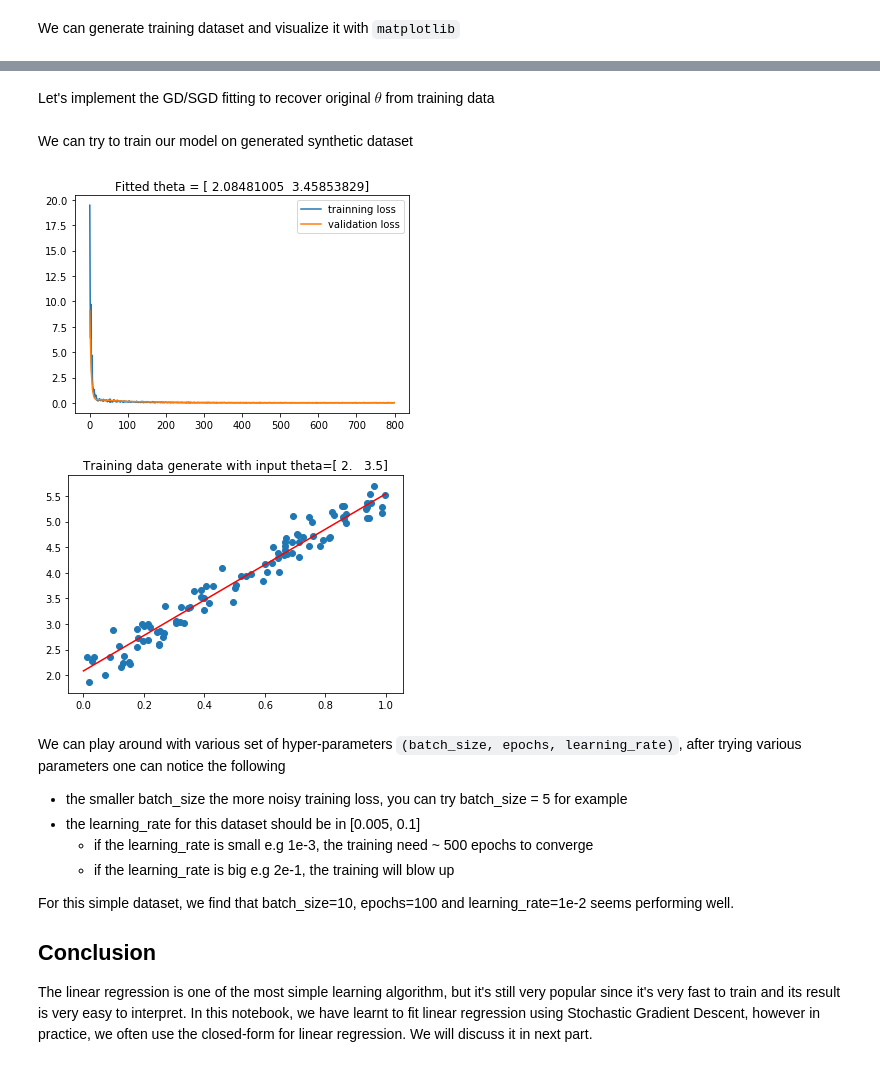
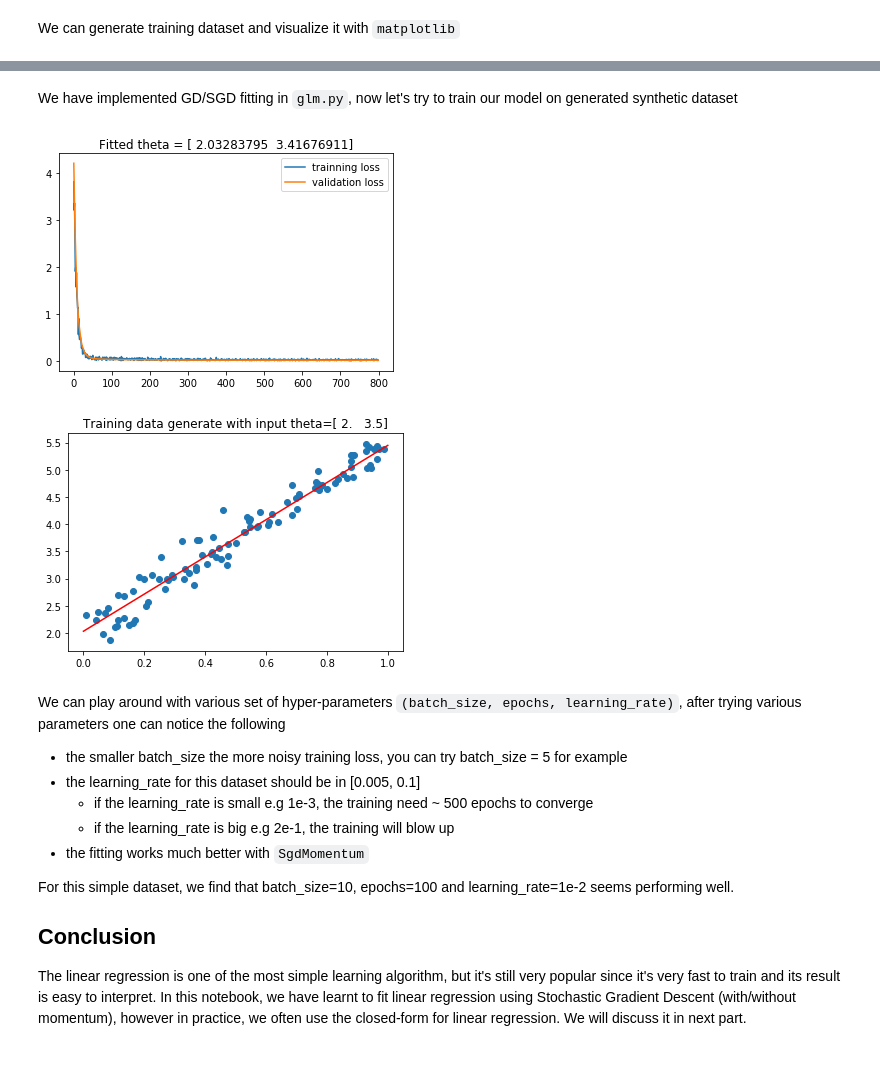
Before and after one commit to minh84/ml-nb, a Jupyter notebook: machine_learning/supervised/linear_regression_part01.ipynb, the cells around one changed output, grey strips where cells are left out. Saved outputs shown, nothing was run; the diff lists cells and outputs as text; code cells hidden in the pictures.

```diff
--- a/machine_learning/supervised/linear_regression_part01.ipynb
+++ b/machine_learning/supervised/linear_regression_part01.ipynb
@@ -151,2 +150,0 @@ train_X, val_X, train_y, val_y = train_test_split(data_X, data_y, test_size=0.2)
-# %% [markdown]
-Let's implement the GD/SGD fitting to recover original $\theta$ from training data
@@ -222,39 +151,43 @@ class LinearRegressionModel(object):
 # %% [markdown]
-We can try to train our model on generated synthetic dataset
+We have implemented GD/SGD fitting in `glm.py`, now let's try to train our model on generated synthetic dataset
 # %%
-clf = LinearRegressionModel(learning_rate=0.01)
+clf = glm.Lsm()
 
 # hyper parameters
 epochs = 100
 
 batch_size = 10
-clf.fit(train_X, train_y, val_X, val_y, batch_size, epochs, debug=True)
+clf.fit(train_X, train_y, val_X, val_y,
+        epochs = epochs, batch_size=batch_size,
+        solver = 'Sgd', learning_rate=0.05, debug=True,
+        use_intercept = False)
 
 # plot loss function
 train_val_loss = np.array(clf._dbg_loss)
 nb_loss = train_val_loss.shape[0]
 _= vis.draw(range(nb_loss),
          train_val_loss,
-         title = 'Fitted theta = {}'.format(clf._theta),
+         title = 'Fitted theta = {}'.format(clf._thetas),
          legends = ['trainning loss', 'validation loss'], plot_type = 'plot')
 # %% [output]
-[figure, old version]
+[figure, new version]
 # %%
 x_plot = np.linspace(min_x, max_x, 20)
 fig_ax = vis.draw(data_X[:,1], data_y, plot_type='scatter')
-_ = vis.draw(x_plot, x_plot * clf._theta[1] + clf._theta[0], fig_ax = fig_ax,
+_ = vis.draw(x_plot, x_plot * clf._thetas[1] + clf._thetas[0], fig_ax = fig_ax,
          title = 'Training data generate with input theta={}'.format(in_theta),
          plot_type='plot', colors='r')
 # %% [output]
-[figure, old version]
+[figure, new version]
 # %% [markdown]
 We can play around with various set of hyper-parameters `(batch_size, epochs, learning_rate)`, after trying various parameters one can notice the following
 * the smaller batch_size the more noisy training loss, you can try batch_size = 5 for example
 * the learning_rate for this dataset should be in [0.005, 0.1]
     * if the learning_rate is small e.g 1e-3, the training need ~ 500 epochs to converge
     * if the learning_rate is big e.g 2e-1, the training will blow up
+* the fitting works much better with `SgdMomentum`
 
 For this simple dataset, we find that batch_size=10, epochs=100 and learning_rate=1e-2 seems performing well.
 
 ## Conclusion
-The linear regression is one of the most simple learning algorithm, but it's still very popular since it's very fast to train and its result is very easy to interpret. In this notebook, we have learnt to fit linear regression using Stochastic Gradient Descent, however in practice, we often use the closed-form for linear regression. We will discuss it in next part.
+The linear regression is one of the most simple learning algorithm, but it's still very popular since it's very fast to train and its result is easy to interpret. In this notebook, we have learnt to fit linear regression using Stochastic Gradient Descent (with/without momentum), however in practice, we often use the closed-form for linear regression. We will discuss it in next part.
```
Also changed, not shown: parts of 3 cells of this notebook, 2 other files.
